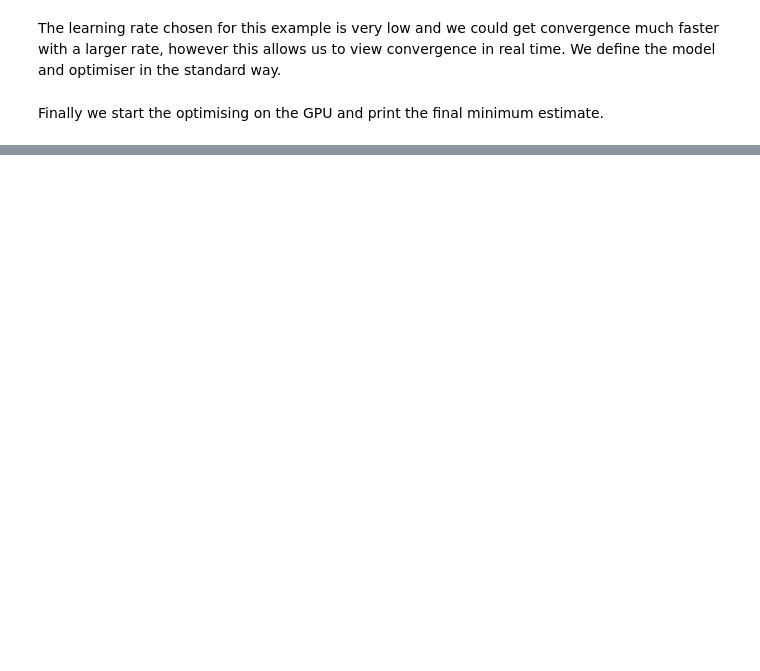
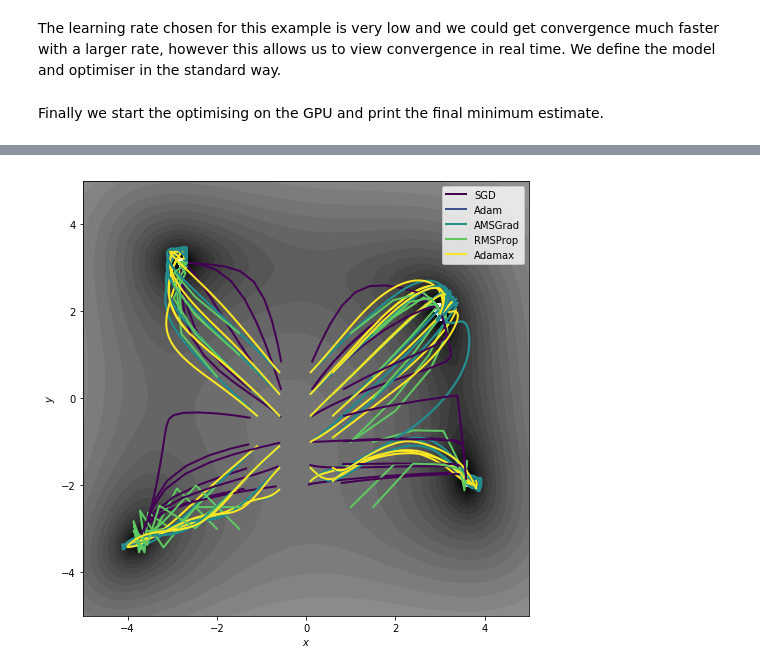
Before and after one commit to pytorchbearer/torchbearer, a Jupyter notebook: docs/_static/notebooks/basic_opt.ipynb, the cells around one changed output, grey strips where cells are left out. Saved outputs shown, nothing was run; the diff lists cells and outputs as text; code cells hidden in the pictures; blank space fills up the shorter version.

```diff
--- a/docs/_static/notebooks/basic_opt.ipynb
+++ b/docs/_static/notebooks/basic_opt.ipynb
@@ -102,0 +169,19 @@ tensor([4.9988e+00, 4.5355e-05, 1.0004e+00], device='cuda:0')
+# %%
+import torchbearer
+from torchbearer import callbacks
+
+def make_callback(ax, color, label):
+    xs = []
+    ys = []
+
+    @callbacks.on_step_training
+    def log_estimate(state):
+        est = state[torchbearer.METRICS][ESTIMATE].cpu().numpy()
+        xs.append(est[0])
+        ys.append(est[1])
+
+    @callbacks.on_end
+    def plot_history(state):
+        ax.plot(xs, ys, color=color, label=label, linewidth=2)
+
+    return callbacks.CallbackList([log_estimate, plot_history])
@@ -102,0 +194,46 @@ tensor([4.9988e+00, 4.5355e-05, 1.0004e+00], device='cuda:0')
+# %%
+import numpy as np
+import torchbearer
+device = 'cuda' if torch.cuda.is_available() else 'cpu'
+
+xmin, xmax, xstep = -5, 5, .2
+ymin, ymax, ystep = -5, 5, .2
+x, y = np.meshgrid(np.arange(xmin, xmax + xstep, xstep), np.arange(ymin, ymax + ystep, ystep))
+z = himm(x, y)
+
+fig, ax = plt.subplots(figsize=(8, 8))
+ax.contourf(x, y, z, levels=np.logspace(0, 5, 35), norm=LogNorm(), cmap=plt.cm.gray)
+
+def make_plots(p):
+    def run(optimiser, color, label):
+        model = Net(p)
+        optim = optimiser(model.parameters())
+        training_steps = 50
+        trial = torchbearer.Trial(model, optim, loss, [ESTIMATE], callbacks=[make_callback(ax, color, label)], verbose=-1)
+        trial.for_train_steps(training_steps).to(device)
+        trial.run()
+
+    cmap = plt.cm.viridis
+
+    run(lambda param: torch.optim.SGD(param, lr=0.01), cmap(0), 'SGD')
+    run(lambda param: torch.optim.Adam(param, lr=0.1), cmap(0.25), 'Adam')
+    run(lambda param: torch.optim.Adam(param, lr=0.1, amsgrad=True), cmap(0.5), 'AMSGrad')
+    run(lambda param: torch.optim.RMSprop(param, lr=0.1), cmap(0.75), 'RMSProp')
+    run(lambda param: torch.optim.Adamax(param, lr=0.1), cmap(1.0), 'Adamax')
+
+make_plots(torch.tensor([0.0, 0.0]))
+plt.legend()
+
+for x in np.arange(-1.0, 1.0, 0.5):
+    for y in np.arange(-2.0, 1.0, 0.5):
+        make_plots(torch.tensor([x, y]))
+
+ax.set_xlabel('$x$')
+ax.set_ylabel('$y$')
+
+ax.set_xlim((xmin, xmax))
+ax.set_ylim((ymin, ymax))
+
+fig.savefig('optimisers.png', bbox_inches='tight')
+# %% [output]
+[figure, added]
```
Also changed, not shown: parts of 14 cells of this notebook.
